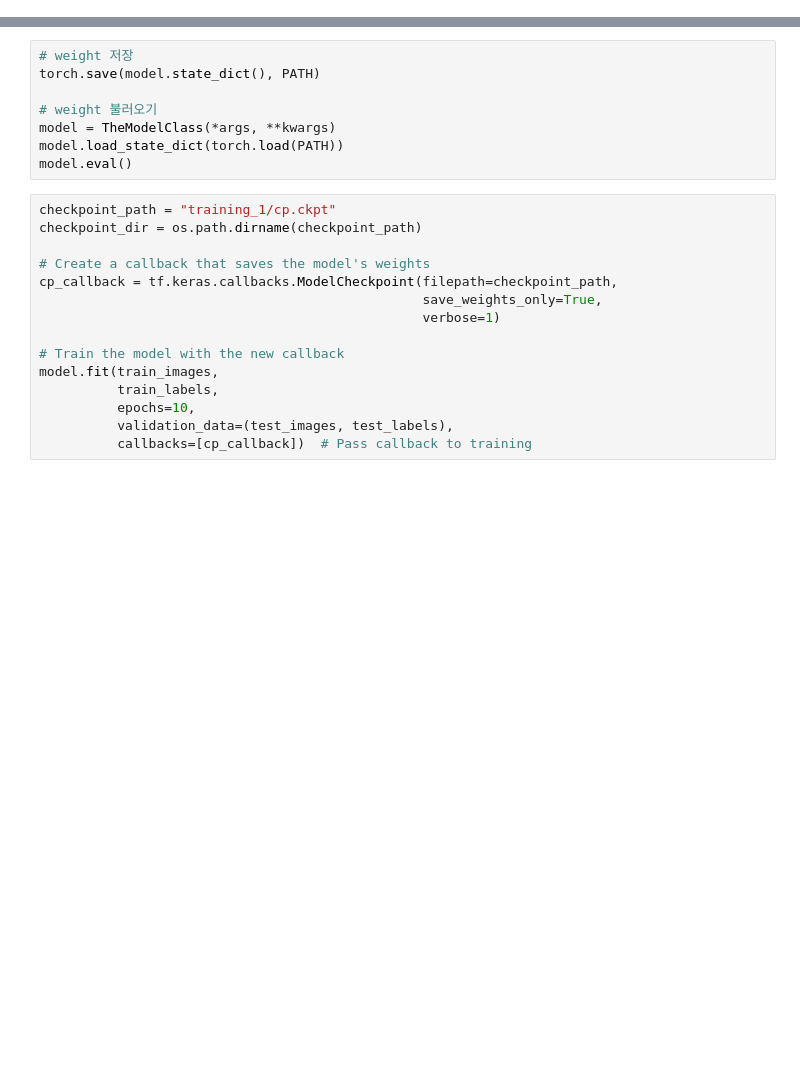
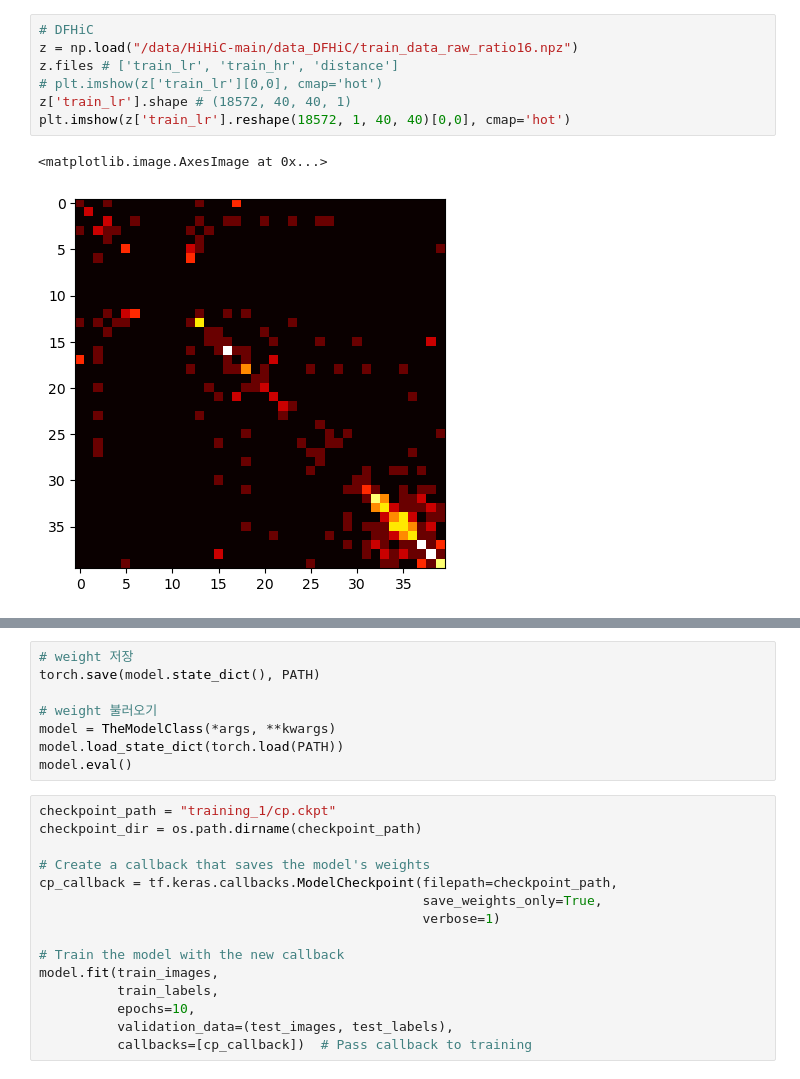
Before and after one commit to jkrLab/HiHiC, a Jupyter notebook: train.ipynb, the cells around one changed output, grey strips where cells are left out. Cells and saved outputs as stored; diff of their text form; blank space fills up the shorter version.

```diff
--- a/train.ipynb
+++ b/train.ipynb
@@ -6,0 +25,10 @@ random.seed(100)
+# %%
+# DFHiC
+z = np.load("/data/HiHiC-main/data_DFHiC/train_data_raw_ratio16.npz")
+z.files # ['train_lr', 'train_hr', 'distance']
+# plt.imshow(z['train_lr'][0,0], cmap='hot')
+z['train_lr'].shape # (18572, 40, 40, 1)
+plt.imshow(z['train_lr'].reshape(18572, 1, 40, 40)[0,0], cmap='hot')
+# %% [output]
+<matplotlib.image.AxesImage at 0x...>
+[figure, added]
```
Also changed, not shown: parts of 14 cells of this notebook, 6 other files.
